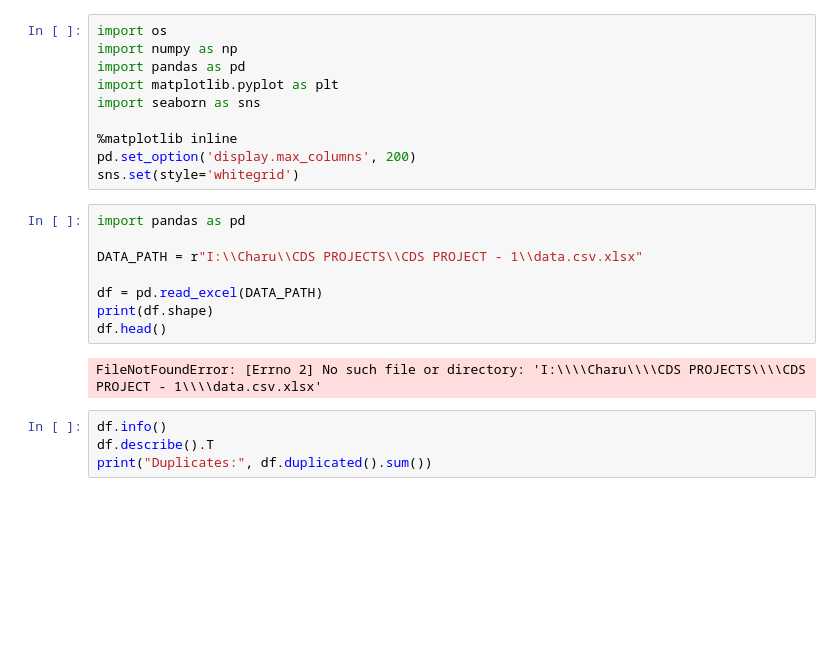
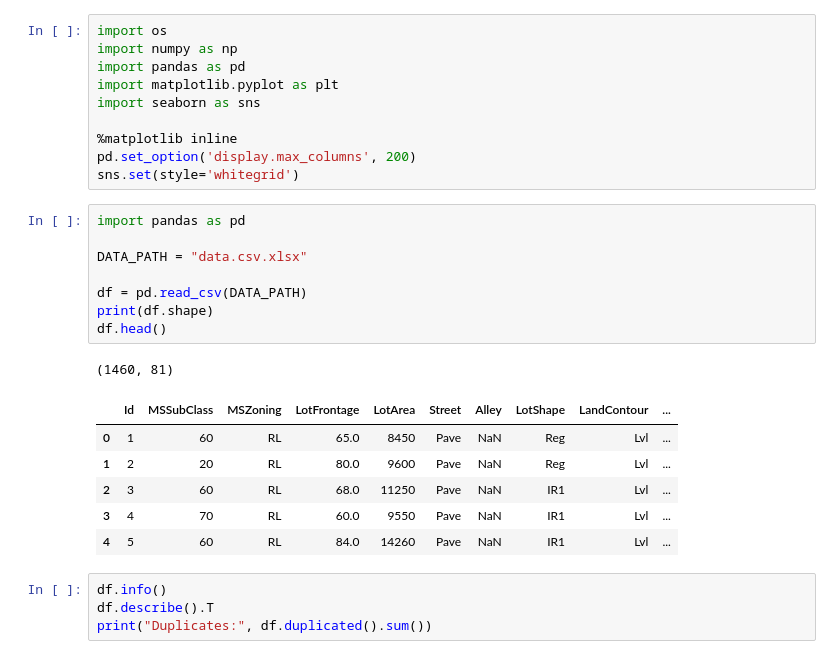
Before and after one commit to Chiyam-Chandar/DEMO, a Jupyter notebook: PRCP-1020 - HOUSE_PRICE_PREDICTION.ipynb, the cells around one changed output. Saved outputs shown, nothing was run; the diff lists cells and outputs as text; blank space fills up the shorter version.

```diff
--- a/PRCP-1020 - HOUSE_PRICE_PREDICTION.ipynb
+++ b/PRCP-1020 - HOUSE_PRICE_PREDICTION.ipynb
@@ -14,13 +14,19 @@ sns.set(style='whitegrid')
 # %%
 import pandas as pd
 
-DATA_PATH = r"I:\\Charu\\CDS PROJECTS\\CDS PROJECT - 1\\data.csv.xlsx"
+DATA_PATH = "data.csv.xlsx"
 
-df = pd.read_excel(DATA_PATH)
+df = pd.read_csv(DATA_PATH)
 print(df.shape)
 df.head()
 # %% [output]
-FileNotFoundError: [Errno 2] No such file or directory: 'I:\\\\Charu\\\\CDS PROJECTS\\\\CDS PROJECT - 1\\\\data.csv.xlsx'
+(1460, 81)
+|  | Id | MSSubClass | MSZoning | LotFrontage | LotArea | Street | Alley | LotShape | LandContour | ... |
+| 0 | 1 | 60 | RL | 65.0 | 8450 | Pave | NaN | Reg | Lvl | ... |
+| 1 | 2 | 20 | RL | 80.0 | 9600 | Pave | NaN | Reg | Lvl | ... |
+| 2 | 3 | 60 | RL | 68.0 | 11250 | Pave | NaN | IR1 | Lvl | ... |
+| 3 | 4 | 70 | RL | 60.0 | 9550 | Pave | NaN | IR1 | Lvl | ... |
+| 4 | 5 | 60 | RL | 84.0 | 14260 | Pave | NaN | IR1 | Lvl | ... |
 # %%
 df.info()
 df.describe().T
```
